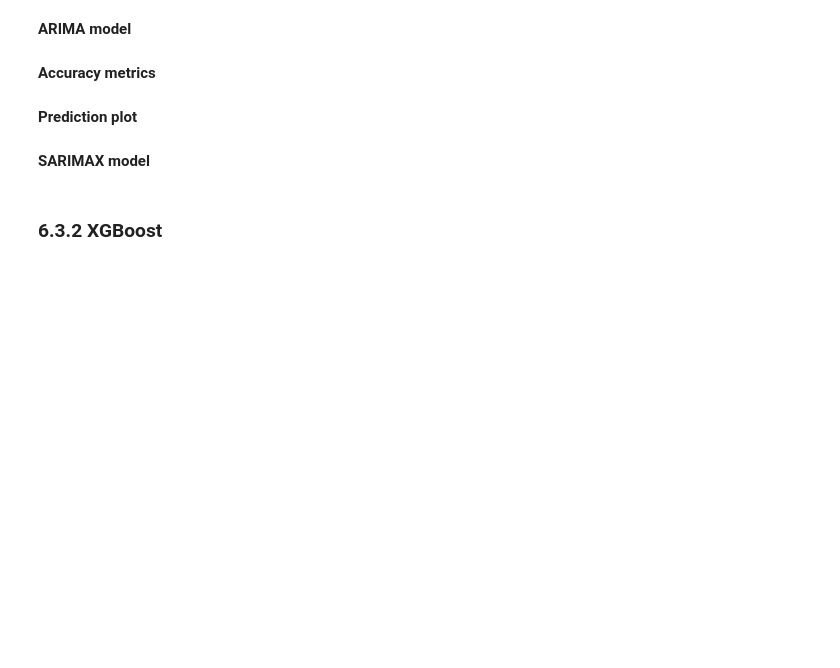
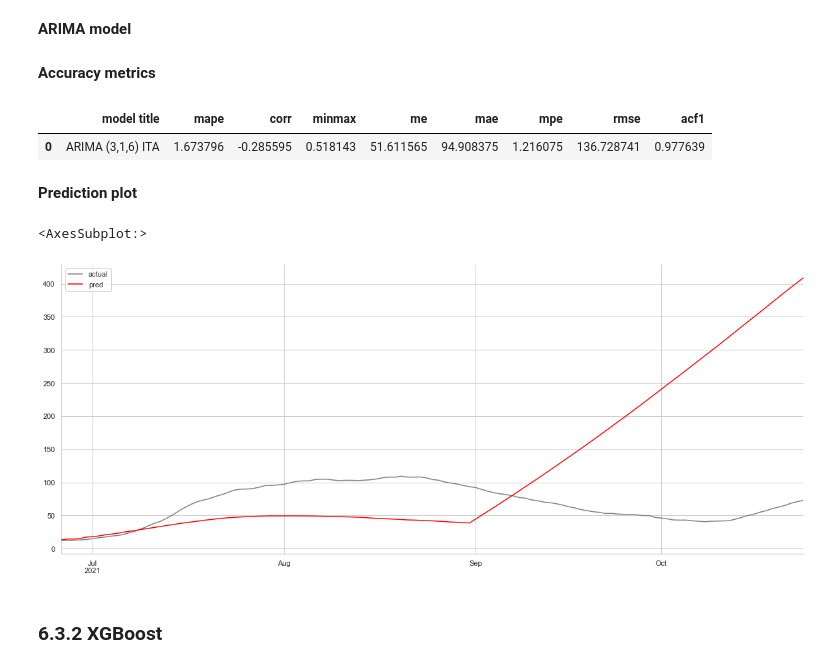
Before and after one commit to KevinSpurk/P03-how-to-predict-a-pandemic, a Jupyter notebook: P03_predict_covid19.ipynb, the cells around one changed output. Cells and saved outputs as stored; diff of their text form; code cells hidden in the pictures; blank space fills up the shorter version.

```diff
--- a/P03_predict_covid19.ipynb
+++ b/P03_predict_covid19.ipynb
@@ -1437,8 +1408,8 @@ mobility_scaled['new_cases_smoothed_per_million']['lag_3']['X_train'].head()
 # %%
 # transform model datasets to timeseries to make them compatibile with arima models
-for target, targetset in mobility_scaled.items():
-    mobility_arima[target] = {}
+for target, targetset in mobility_arima.items():
+    mobility_arima_by_country[target] = {}
     for lag, data in targetset.items():
         for c in arima_countries:
             d = data.copy()
-            mobility_arima[target][lag + '_' + c] = model_dataset_to_datetimeindex(dataset=d, timeframe='date', cluster_by='location', cluster_val=c, dummyfied=True)
+            mobility_arima_by_country[target][lag + '_' + c] = model_dataset_to_datetimeindex(dataset=d, timeframe='date', cluster_by='location', cluster_val=c, dummyfied=True)
@@ -1458,3 +1422,5 @@ RuntimeError: dictionary changed size during iteration
+# %%
+arima_ita_test = mobility_arima_by_country['new_cases_smoothed_per_million']['lag_7_ITA'].copy()
 # %% [markdown]
 **Finding best ARIMA model**
 
@@ -1496,29 +1498,22 @@ forecast_1['actual'] = mobility_arima['new_cases_smoothed_per_million']['lag_7_I
+# %%
+arima_ita_test = arima_model_and_forecast(dataset=arima_ita_test, title='ARIMA (3,1,6) ITA', with_exog=True, order=(3,1,6))
 # %% [markdown]
 **Accuracy metrics**
 # %%
-def arima_forecast_accuracy_metrics(forecast, actual):
-    mape = np.mean(np.abs(forecast - actual)/np.abs(actual))
-    corr = np.corrcoef(forecast, actual)[0,1]
-    mins = np.amin(np.hstack([forecast[:,None], actual[:,None]]), axis=1)
-    maxs = np.amax(np.hstack([forecast[:,None], actual[:,None]]), axis=1)
-    minmax = 1 - np.mean(mins/maxs)
-    me = np.mean(forecast - actual)
-    mae = np.mean(np.abs(forecast - actual))
-    mpe = np.mean((forecast - actual)/actual)
-    rmse = np.mean((forecast - actual)**2)**.5
-    acf1 = acf(forecast - actual)[1]
+from pyf.models import compare_model_metrics
 
-    # create metrics df
-    results = pd.DataFrame({'mape': [mape], 'corr': [corr], 'minmax': [minmax], 'me': [me], 'mae': [mae], 'mpe': [mpe], 'rmse': [rmse], 'acf1': [acf1]})
 
-    return results
+arima_ita_test, arima_ita_test_metrics = arima_forecast_accuracy_metrics(arima_ita_test)
 
-forecast_1_metrics = arima_forecast_accuracy_metrics(forecast_1['pred'], forecast_1['actual'])
-forecast_1_metrics
+arima_ita_test_metrics
+# %% [output]
+|  | model title | mape | corr | minmax | me | mae | mpe | rmse | acf1 |
+| 0 | ARIMA (3,1,6) ITA | 1.673796 | -0.285595 | 0.518143 | 51.611565 | 94.908375 | 1.216075 | 136.728741 | 0.977639 |
 # %% [markdown]
 **Prediction plot**
 # %%
-forecast_1['actual'].plot(figsize=(20,8), legend=True, color='grey')
-forecast_1['pred'].plot(legend=True, color='red', figsize=(20,8))
+arima_ita_test['forecast']['actual'].plot(figsize=(20,8), legend=True, color='grey')
+arima_ita_test['forecast']['pred'].plot(legend=True, color='red', figsize=(20,8))
+# %% [output]
+<AxesSubplot:>
+[figure, added]
-# %% [markdown]
-**SARIMAX model**
```
Also changed, not shown: parts of 45 cells of this notebook, 3 other files.
